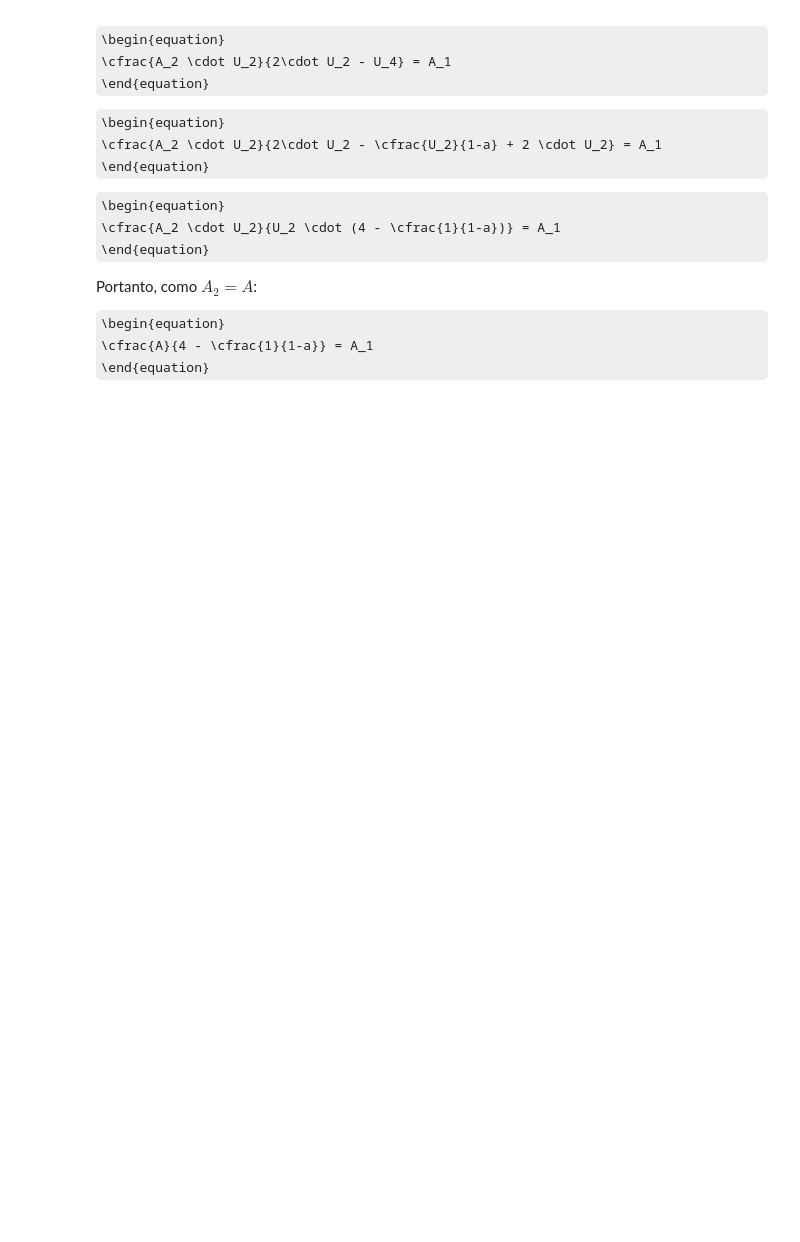
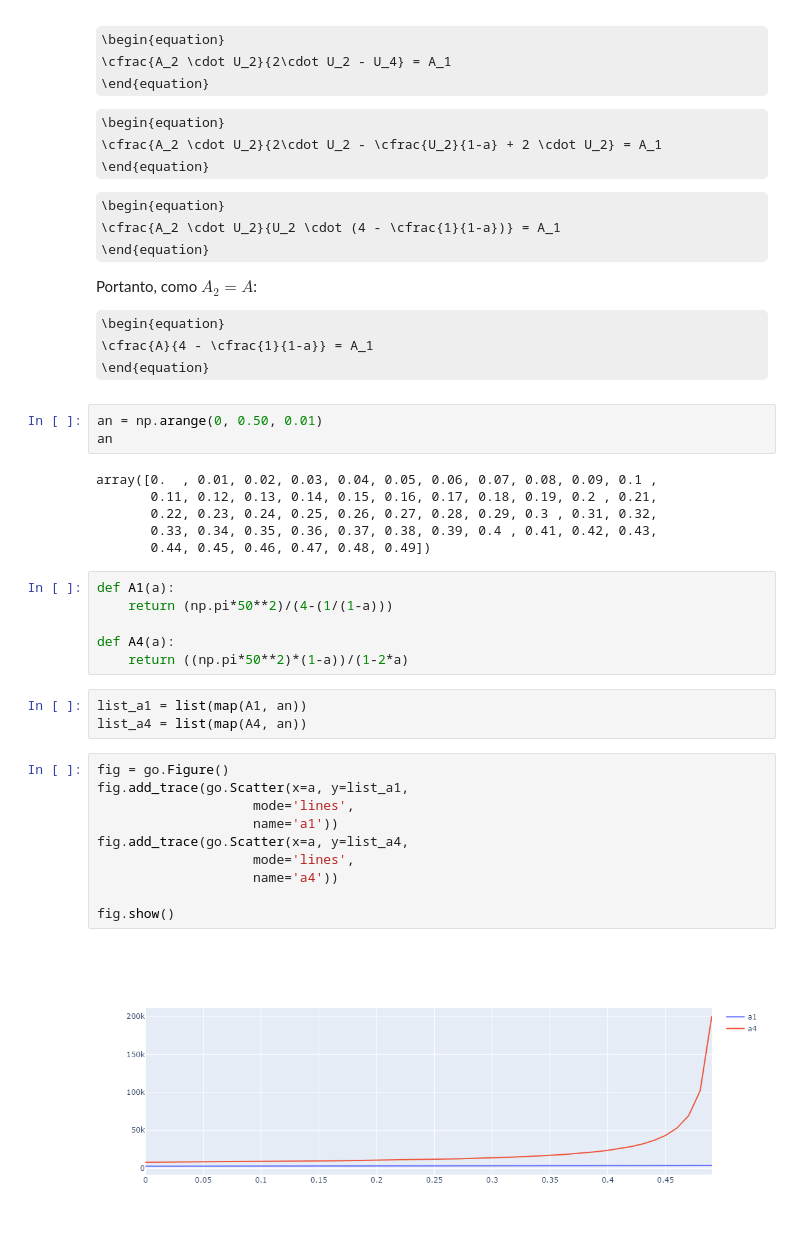
Before and after one commit to yvesfracari/process_modeling, a Jupyter notebook: experiences/exp3/mversion.ipynb, the cells around one changed output. Cells and saved outputs as stored; diff of their text form; some formulas as TeX source; blank space fills up the shorter version.

```diff
--- a/experiences/exp3/mversion.ipynb
+++ b/experiences/exp3/mversion.ipynb
@@ -216,3 +216,33 @@ Portanto, como $A_2 = A$:
 \begin{equation}
 \cfrac{A}{4 - \cfrac{1}{1-a}} = A_1
 \end{equation}
+# %%
+an = np.arange(0, 0.50, 0.01)
+an
+# %% [output]
+array([0.  , 0.01, 0.02, 0.03, 0.04, 0.05, 0.06, 0.07, 0.08, 0.09, 0.1 ,
+       0.11, 0.12, 0.13, 0.14, 0.15, 0.16, 0.17, 0.18, 0.19, 0.2 , 0.21,
+       0.22, 0.23, 0.24, 0.25, 0.26, 0.27, 0.28, 0.29, 0.3 , 0.31, 0.32,
+       0.33, 0.34, 0.35, 0.36, 0.37, 0.38, 0.39, 0.4 , 0.41, 0.42, 0.43,
+       0.44, 0.45, 0.46, 0.47, 0.48, 0.49])
+# %%
+def A1(a):
+    return (np.pi*50**2)/(4-(1/(1-a)))
+
+def A4(a):
+    return ((np.pi*50**2)*(1-a))/(1-2*a)
+# %%
+list_a1 = list(map(A1, an))
+list_a4 = list(map(A4, an))
+# %%
+fig = go.Figure()
+fig.add_trace(go.Scatter(x=a, y=list_a1,
+                    mode='lines',
+                    name='a1'))
+fig.add_trace(go.Scatter(x=a, y=list_a4,
+                    mode='lines',
+                    name='a4'))
+
+fig.show()
+# %% [output]
+[figure, added]
```
Also changed, not shown: parts of 4 cells of this notebook, 1 other file.
